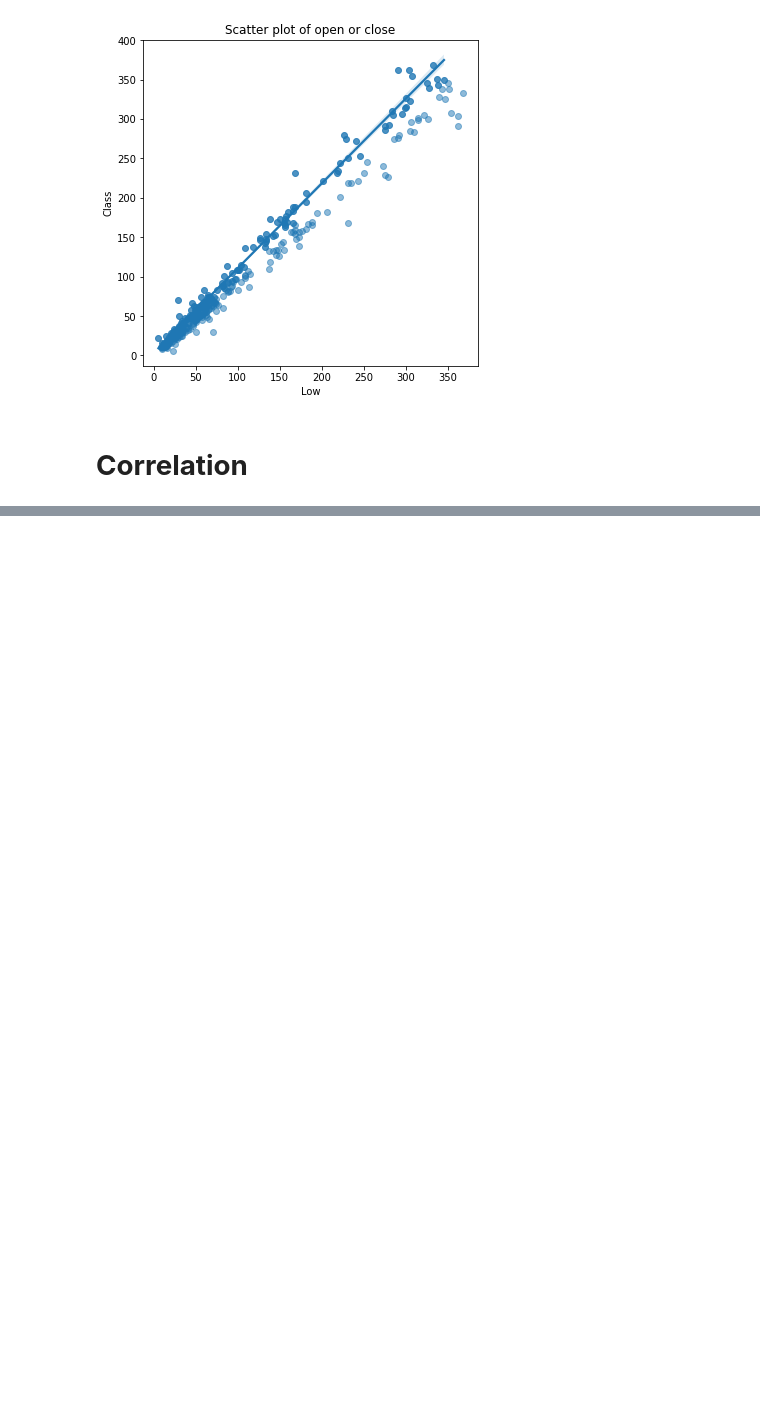
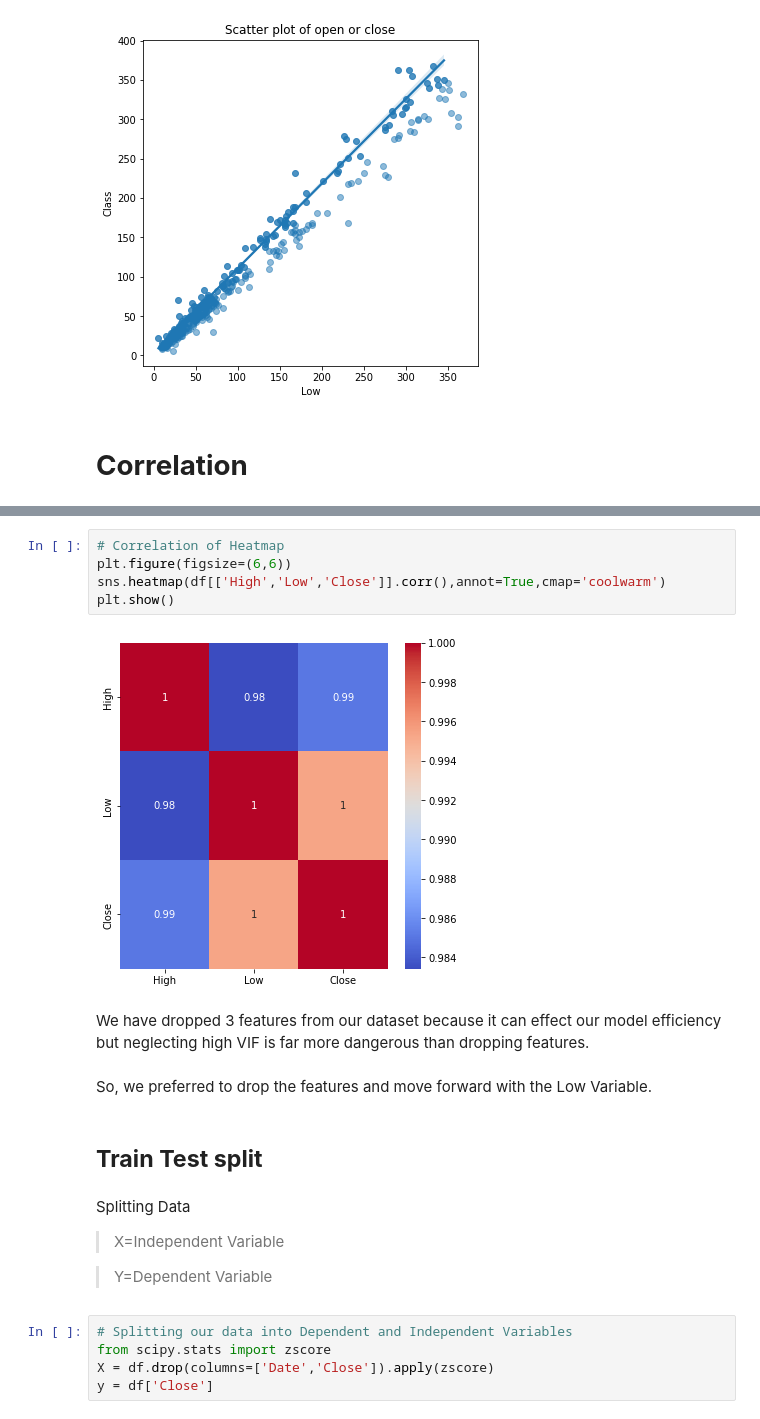
Before and after one commit to ChetanJadhav2341/Yes-Bank-Stock-Closing-Price-Prediction, a Jupyter notebook: Yes_Bank_Stock_Closing_Price_Prediction.ipynb, the cells around one changed output, grey strips where cells are left out. Cells and saved outputs as stored; diff of their text form; blank space fills up the shorter version.

```diff
--- a/Yes_Bank_Stock_Closing_Price_Prediction.ipynb
+++ b/Yes_Bank_Stock_Closing_Price_Prediction.ipynb
@@ -388,0 +431,26 @@ Now, we will see the correlation between all the features in our data set
+# %%
+# Correlation of Heatmap
+plt.figure(figsize=(6,6))
+sns.heatmap(df[['High','Low','Close']].corr(),annot=True,cmap='coolwarm')
+plt.show()
+# %% [output]
+[figure, added]
+# %% [markdown]
+We have dropped 3 features from our dataset because it can effect our model efficiency but neglecting high VIF is far more dangerous than dropping features.
+# %% [markdown]
+So, we preferred to drop the features and move forward with the Low Variable.
+# %% [markdown]
+## **Train Test split**
+# %% [markdown]
+Splitting Data
+
+
+> X=Independent Variable
+
+
+> Y=Dependent Variable
+# %%
+# Splitting our data into Dependent and Independent Variables
+from scipy.stats import zscore
+X = df.drop(columns=['Date','Close']).apply(zscore)
+y = df['Close']
```
Also changed, not shown: parts of 89 cells of this notebook.
